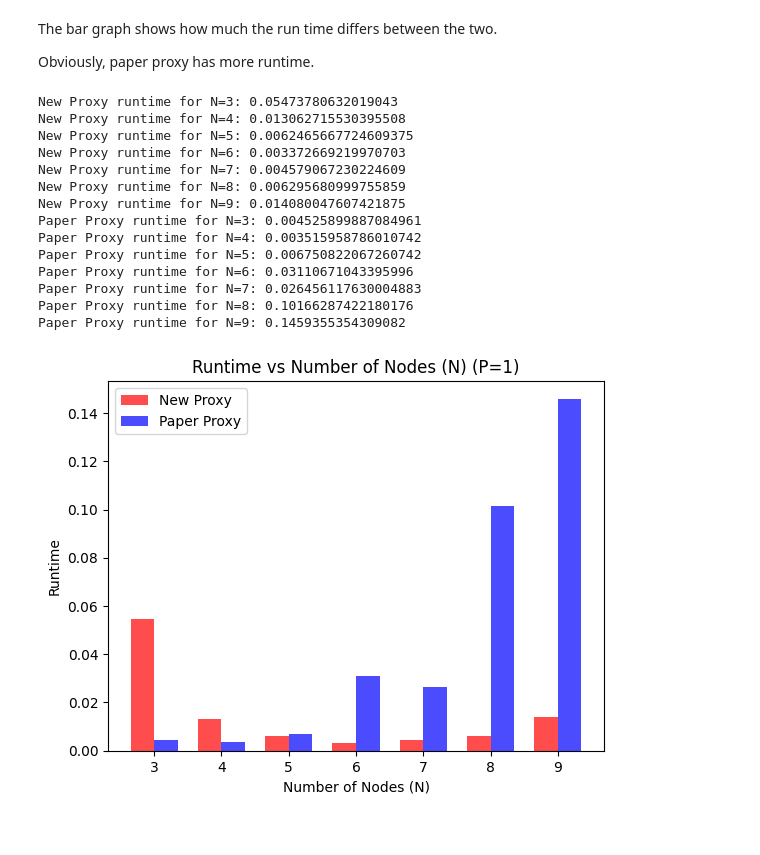
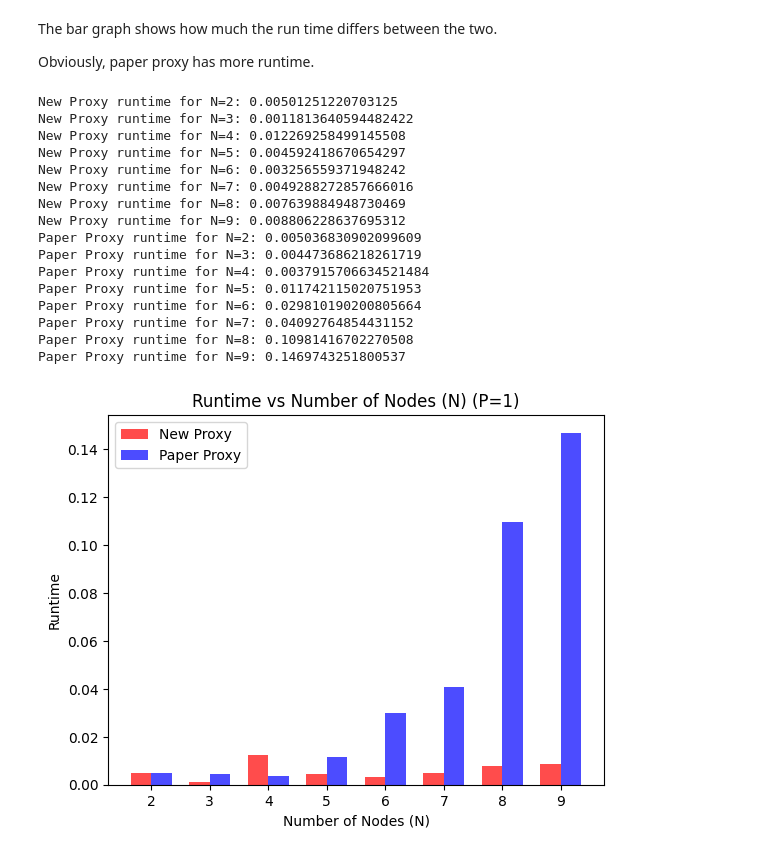
Before and after one commit to jpmorganchase/QOKit, a Jupyter notebook: grips/simurator_runtime(3).ipynb, the cells around one changed output. Drawn from its saved outputs; the diff is of its cells as text; code cells hidden in the pictures.

```diff
--- a/grips/simurator_runtime(3).ipynb
+++ b/grips/simurator_runtime(3).ipynb
@@ -18,7 +18,7 @@ p = 1
 runtime_new_proxy = []
 runtime_paper_proxy = []
 
-for N in range(3, 10):
+for N in range(2, 10):
     # エルデシュ・レーニイグラフの生成（ノード数N、エッジの確率0.5）
     G = nx.erdos_renyi_graph(N, 0.5)
 
@@ -43,7 +43,7 @@ for N in range(3, 10):
     else:
         print(f"Warning: 'runtime' not found for New Proxy with N={N}")
 
-for N in range(3, 10):
+for N in range(2, 10):
     # エルデシュ・レーニイグラフの生成（ノード数N、エッジの確率0.5）
     G = nx.erdos_renyi_graph(N, 0.5)
 
@@ -60,46 +60,48 @@ for N in range(3, 10):
     result = qpp.QAOA_paper_proxy_run(G.number_of_edges(), N, p, init_gamma, init_beta)
 
     # `result` の中に `runtime` が存在するか確認
     if "runtime" in result:
         runtime = result["runtime"]
         # 結果をリストに追加
         runtime_paper_proxy.append(runtime)
         print(f"Paper Proxy runtime for N={N}: {runtime}")
     else:
         print(f"Warning: 'runtime' not found for Paper Proxy with N={N}")
 
 # 棒グラフの作成
 bar_width = 0.35  # バーの幅
-index = np.arange(3, 10)  # x軸のインデックス
+index = np.arange(2, 10)  # x軸のインデックス
 
 # 新しいプロキシの棒グラフ
 plt.bar(index - bar_width / 2, runtime_new_proxy, bar_width, color='red', alpha=0.7, label='New Proxy')
 
 # 論文プロキシの棒グラフ
 plt.bar(index + bar_width / 2, runtime_paper_proxy, bar_width, color='blue', alpha=0.7, label='Paper Proxy')
 
 # グラフの設定
 plt.xlabel('Number of Nodes (N)')
 plt.ylabel('Runtime')
 plt.title(f'Runtime vs Number of Nodes (N) (P={p})')
 plt.xticks(index)  # x軸の目盛りを設定
 plt.legend()
 
 # グラフの表示
 plt.show()
 # %% [output]
-New Proxy runtime for N=3: 0.05473780632019043
-New Proxy runtime for N=4: 0.013062715530395508
-New Proxy runtime for N=5: 0.0062465667724609375
-New Proxy runtime for N=6: 0.003372669219970703
-New Proxy runtime for N=7: 0.004579067230224609
-New Proxy runtime for N=8: 0.006295680999755859
-New Proxy runtime for N=9: 0.014080047607421875
-Paper Proxy runtime for N=3: 0.004525899887084961
-Paper Proxy runtime for N=4: 0.003515958786010742
-Paper Proxy runtime for N=5: 0.006750822067260742
-Paper Proxy runtime for N=6: 0.03110671043395996
-Paper Proxy runtime for N=7: 0.026456117630004883
-Paper Proxy runtime for N=8: 0.10166287422180176
-Paper Proxy runtime for N=9: 0.1459355354309082
+New Proxy runtime for N=2: 0.00501251220703125
+New Proxy runtime for N=3: 0.0011813640594482422
+New Proxy runtime for N=4: 0.012269258499145508
+New Proxy runtime for N=5: 0.004592418670654297
+New Proxy runtime for N=6: 0.003256559371948242
+New Proxy runtime for N=7: 0.0049288272857666016
+New Proxy runtime for N=8: 0.007639884948730469
+New Proxy runtime for N=9: 0.008806228637695312
+Paper Proxy runtime for N=2: 0.005036830902099609
+Paper Proxy runtime for N=3: 0.004473686218261719
+Paper Proxy runtime for N=4: 0.0037915706634521484
+Paper Proxy runtime for N=5: 0.011742115020751953
+Paper Proxy runtime for N=6: 0.029810190200805664
+Paper Proxy runtime for N=7: 0.04092764854431152
+Paper Proxy runtime for N=8: 0.10981416702270508
+Paper Proxy runtime for N=9: 0.1469743251800537
-[figure, old version]
+[figure, new version]
```
Also changed, not shown: parts of 1 cell of this notebook.
